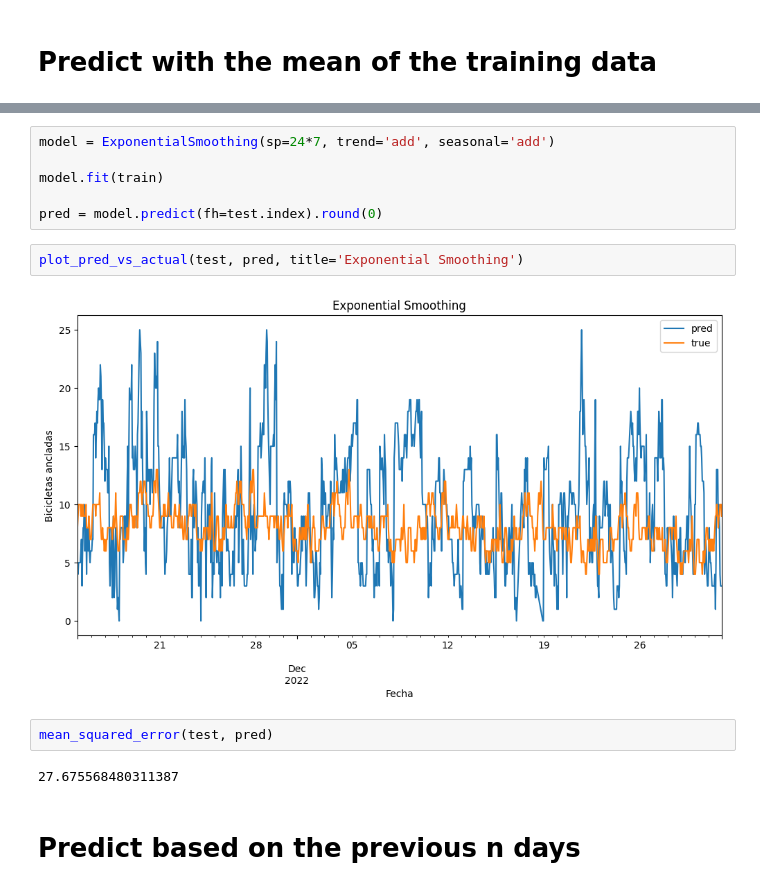
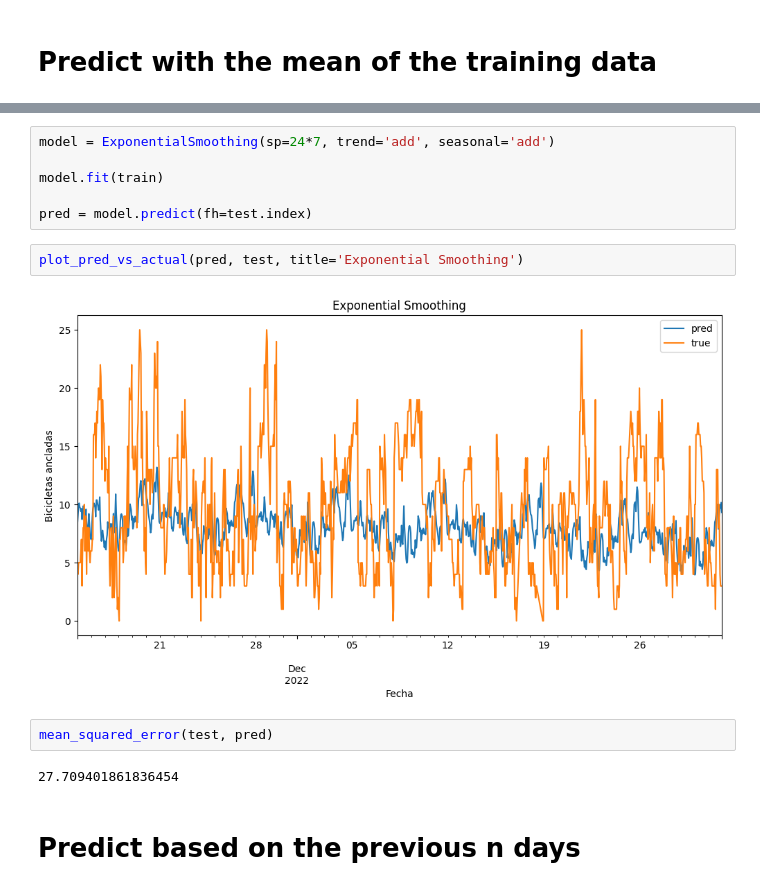
Before and after one commit to Pabloo22/bicimad, a Jupyter notebook: notebooks/entrega/baselines.ipynb, the cells around one changed output, grey strips where cells are left out. Saved outputs shown, nothing was run; the diff lists cells and outputs as text.

```diff
--- a/notebooks/entrega/baselines.ipynb
+++ b/notebooks/entrega/baselines.ipynb
@@ -44,15 +44,15 @@ model = ExponentialSmoothing(sp=24*7, trend='add', seasonal='add')
 
 model.fit(train)
 
-pred = model.predict(fh=test.index).round(0)
+pred = model.predict(fh=test.index)
 # %%
-plot_pred_vs_actual(test, pred, title='Exponential Smoothing')
+plot_pred_vs_actual(pred, test, title='Exponential Smoothing')
 # %% [output]
-[figure, old version]
+[figure, new version]
 # %%
 mean_squared_error(test, pred)
 # %% [output]
-27.675568480311387
+27.709401861836454
 # %% [markdown]
 # Predict based on the previous n days
 # %%
```
Also changed, not shown: parts of 6 cells of this notebook.
